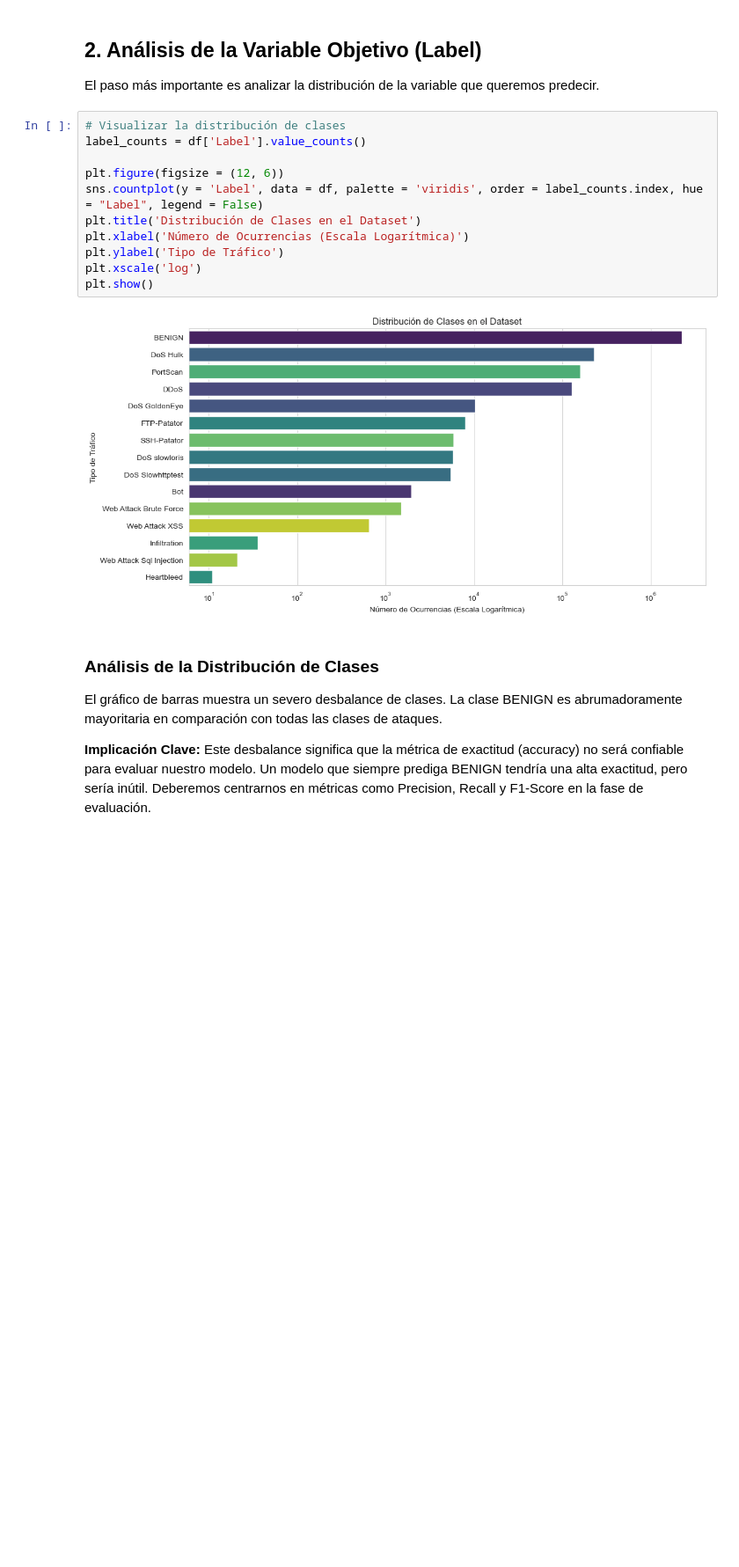
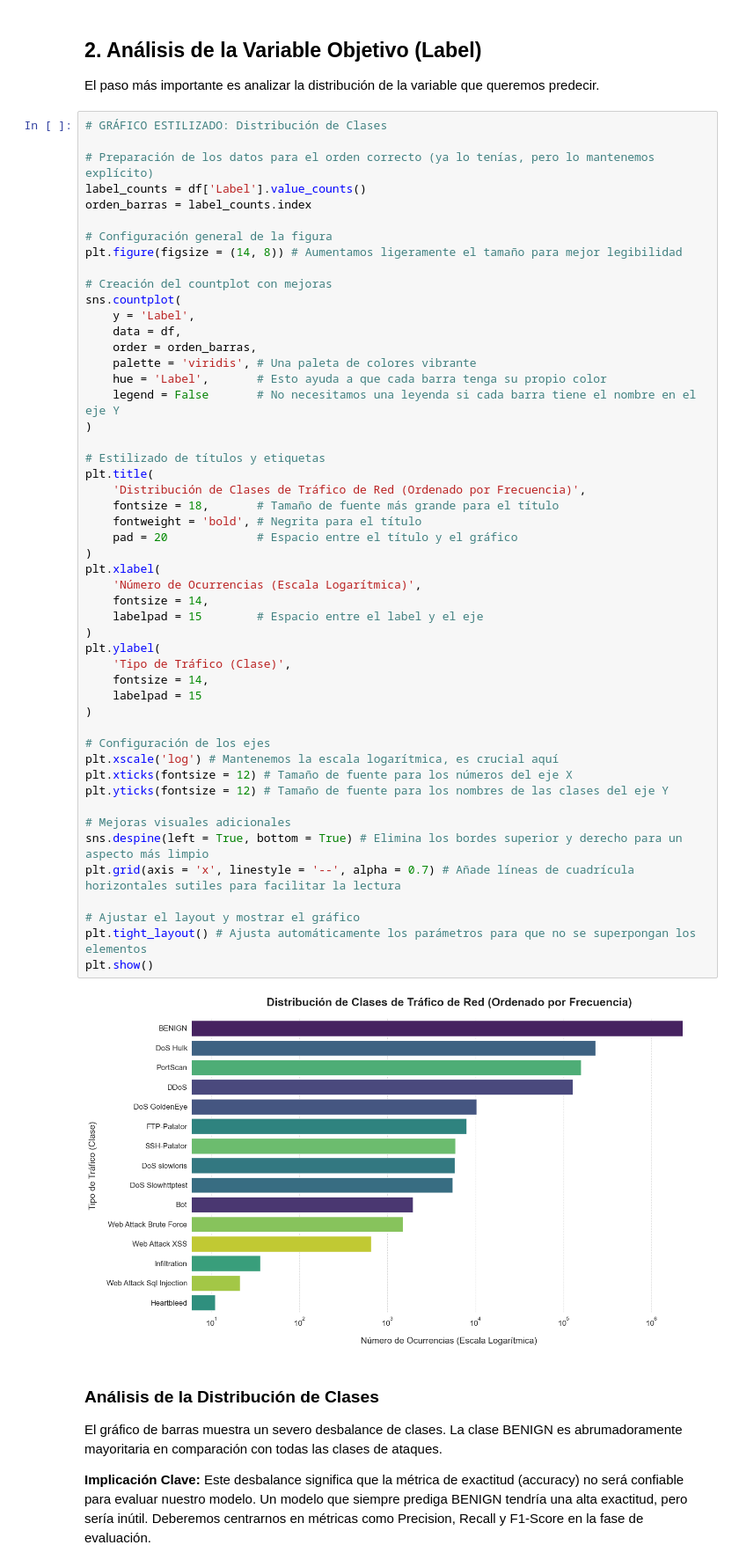
Before and after one commit to mauucrv/Detector-De-Intrusiones, a Jupyter notebook: notebooks/01_exploratory_data_analysis.ipynb, the cells around one changed output. Shown: that part at 88% size. Saved outputs shown, nothing was run; the diff lists cells and outputs as text; blank space fills up the shorter version.

Commit message:
style: Mejora la presentación visual de los gráficos del EDA

```diff
--- a/notebooks/01_exploratory_data_analysis.ipynb
+++ b/notebooks/01_exploratory_data_analysis.ipynb
@@ -73,18 +74,57 @@ with warnings.catch_warnings():
 
 El paso más importante es analizar la distribución de la variable que queremos predecir.
 # %%
-# Visualizar la distribución de clases
+# GRÁFICO ESTILIZADO: Distribución de Clases
+
+# Preparación de los datos para el orden correcto (ya lo tenías, pero lo mantenemos explícito)
 label_counts = df['Label'].value_counts()
+orden_barras = label_counts.index
 
-plt.figure(figsize = (12, 6))
-sns.countplot(y = 'Label', data = df, palette = 'viridis', order = label_counts.index, hue = "Label", legend = False)
-plt.title('Distribución de Clases en el Dataset')
-plt.xlabel('Número de Ocurrencias (Escala Logarítmica)')
-plt.ylabel('Tipo de Tráfico')
-plt.xscale('log')
+# Configuración general de la figura
+plt.figure(figsize = (14, 8)) # Aumentamos ligeramente el tamaño para mejor legibilidad
+
+# Creación del countplot con mejoras
+sns.countplot(
+    y = 'Label',
+    data = df,
+    order = orden_barras,
+    palette = 'viridis', # Una paleta de colores vibrante
+    hue = 'Label',       # Esto ayuda a que cada barra tenga su propio color
+    legend = False       # No necesitamos una leyenda si cada barra tiene el nombre en el eje Y
+)
+
+# Estilizado de títulos y etiquetas
+plt.title(
+    'Distribución de Clases de Tráfico de Red (Ordenado por Frecuencia)',
+    fontsize = 18,       # Tamaño de fuente más grande para el título
+    fontweight = 'bold', # Negrita para el título
+    pad = 20             # Espacio entre el título y el gráfico
+)
+plt.xlabel(
+    'Número de Ocurrencias (Escala Logarítmica)',
+    fontsize = 14,
+    labelpad = 15        # Espacio entre el label y el eje
+)
+plt.ylabel(
+    'Tipo de Tráfico (Clase)',
+    fontsize = 14,
+    labelpad = 15
+)
+
+# Configuración de los ejes
+plt.xscale('log') # Mantenemos la escala logarítmica, es crucial aquí
+plt.xticks(fontsize = 12) # Tamaño de fuente para los números del eje X
+plt.yticks(fontsize = 12) # Tamaño de fuente para los nombres de las clases del eje Y
+
+# Mejoras visuales adicionales
+sns.despine(left = True, bottom = True) # Elimina los bordes superior y derecho para un aspecto más limpio
+plt.grid(axis = 'x', linestyle = '--', alpha = 0.7) # Añade líneas de cuadrícula horizontales sutiles para facilitar la lectura
+
+# Ajustar el layout y mostrar el gráfico
+plt.tight_layout() # Ajusta automáticamente los parámetros para que no se superpongan los elementos
 plt.show()
 # %% [output]
-[figure, old version]
+[figure, new version]
 # %% [markdown]
 ### **Análisis de la Distribución de Clases**
 El gráfico de barras muestra un severo desbalance de clases. La clase BENIGN es abrumadoramente mayoritaria en comparación con todas las clases de ataques.
```
Also changed, not shown: parts of 5 cells of this notebook.
